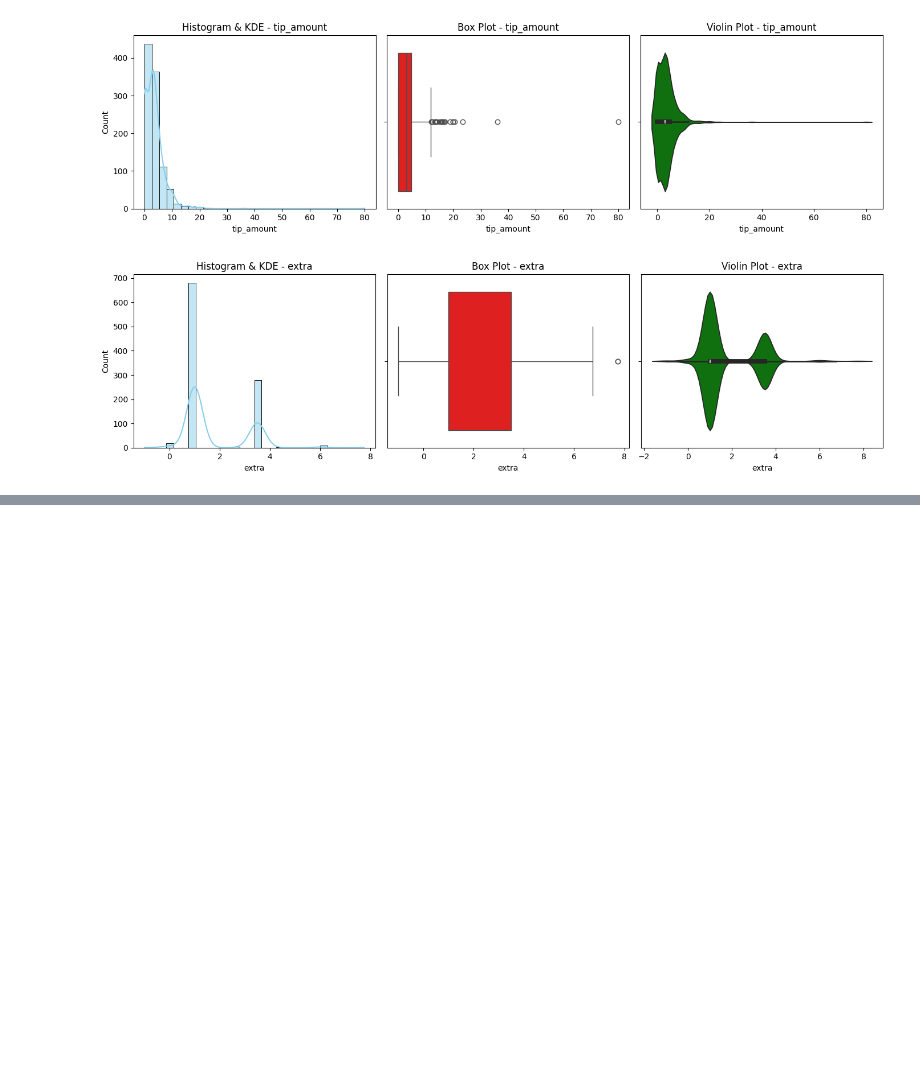
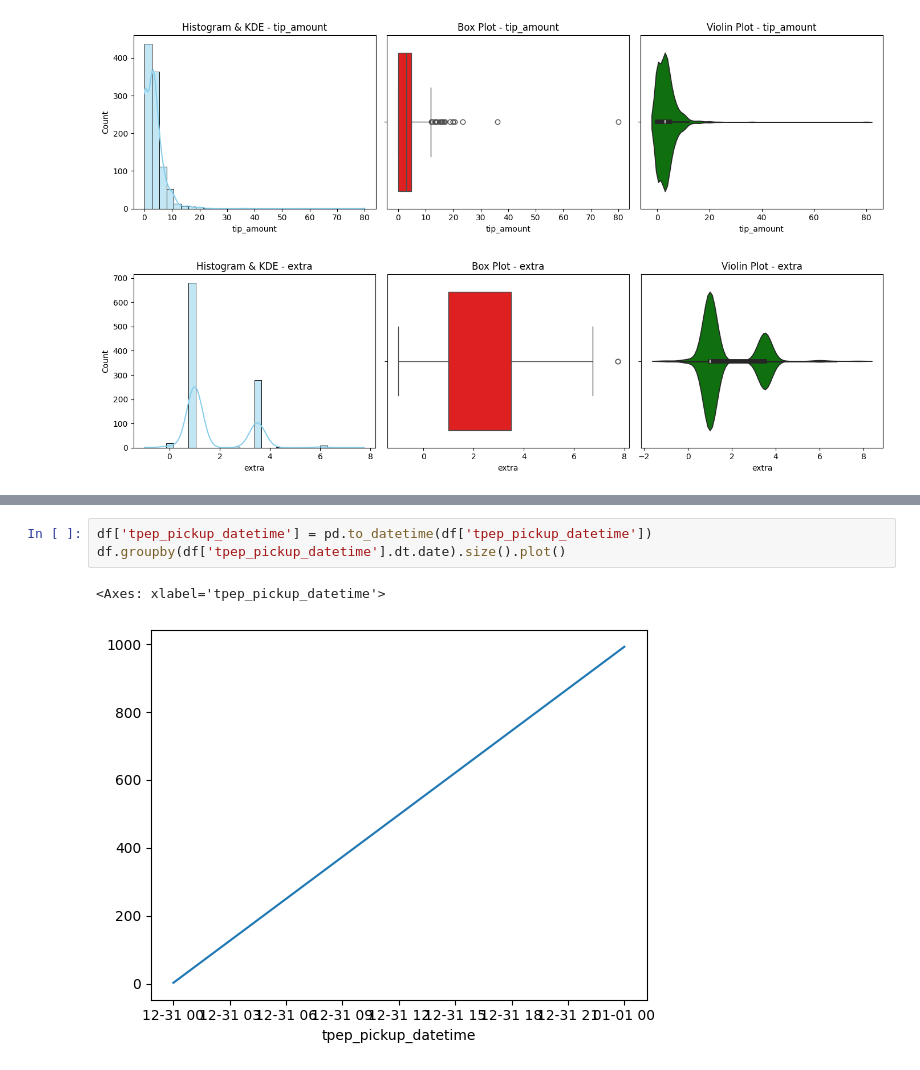
Before and after one commit to merajsiddieque/DS-LAB, a Jupyter notebook: DS_Lab2.ipynb, the cells around one changed output, grey strips where cells are left out. Cells and saved outputs as stored; diff of their text form; blank space fills up the shorter version.

```diff
--- a/DS_Lab2.ipynb
+++ b/DS_Lab2.ipynb
@@ -283,0 +230,6 @@ confidence_interval(tip_amount, 'Tip Amount')
+# %%
+df['tpep_pickup_datetime'] = pd.to_datetime(df['tpep_pickup_datetime'])
+df.groupby(df['tpep_pickup_datetime'].dt.date).size().plot()
+# %% [output]
+<Axes: xlabel='tpep_pickup_datetime'>
+[figure, added]
```
Also changed, not shown: parts of 21 cells of this notebook.
